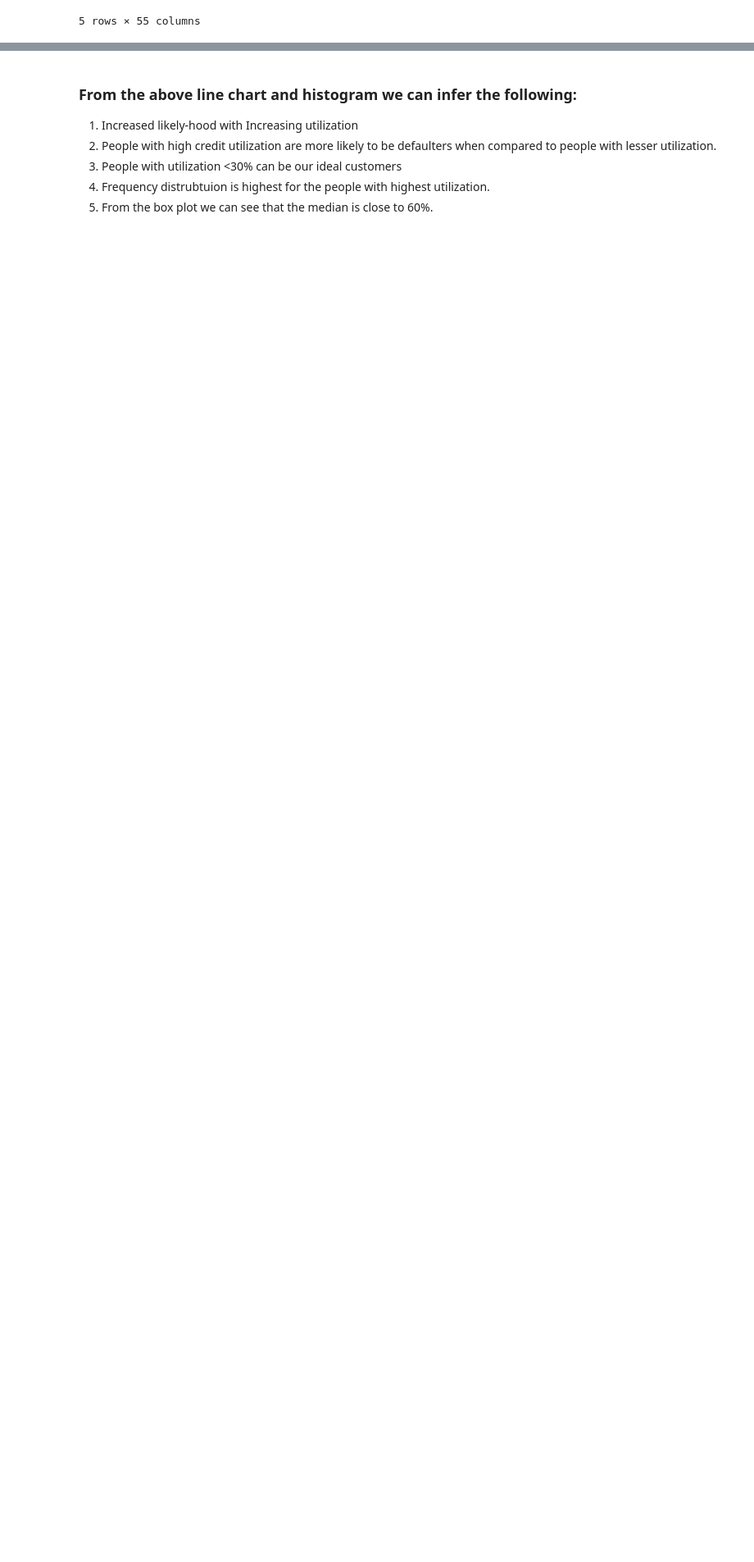
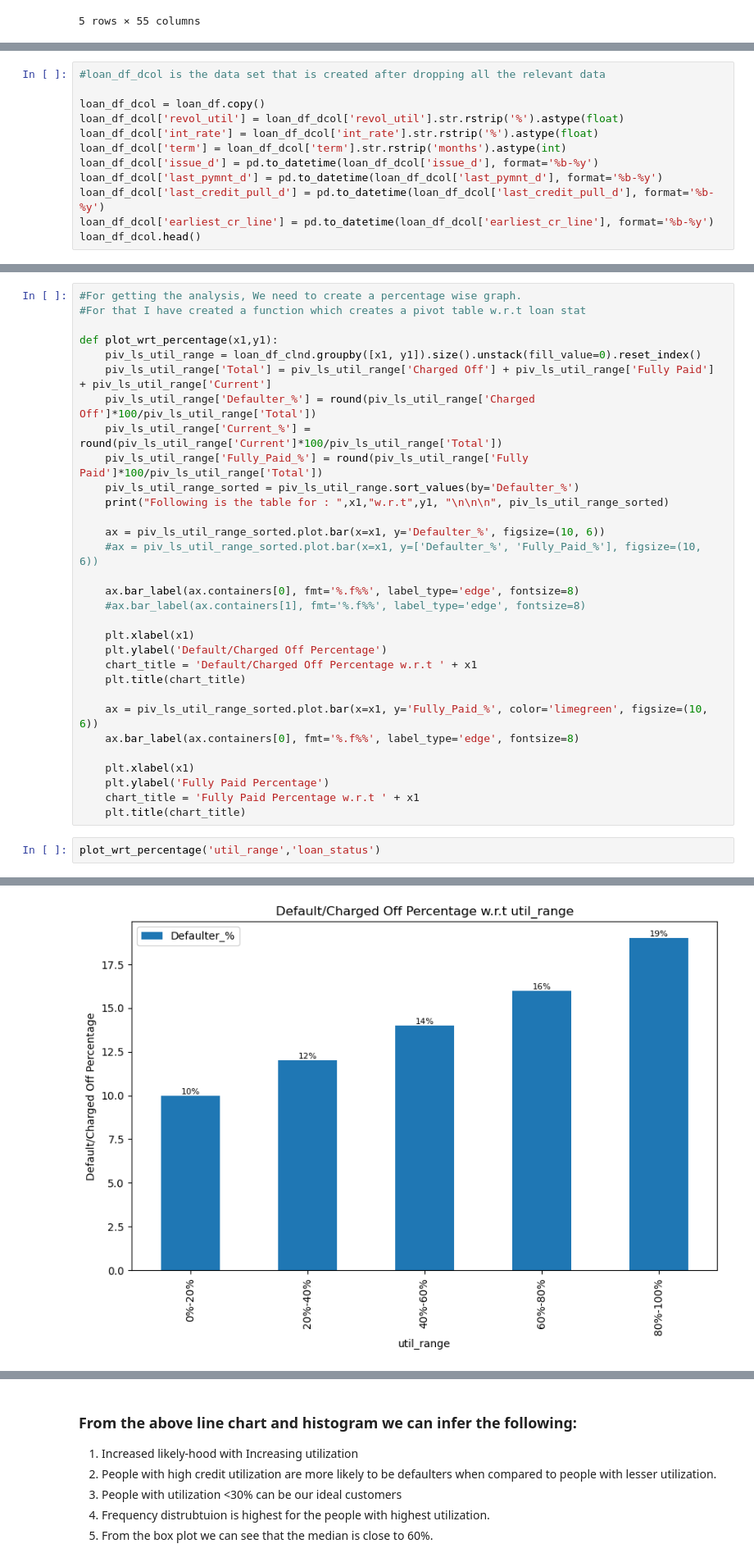
Before and after one commit to rupeshshuklavarroc/Lending_Case_Study_Rupesh_Harshali, a Jupyter notebook: Lending_Case_Study_Rupesh_Harshali_09_10_2023.ipynb, the cells around one changed output, grey strips where cells are left out. Shown at 82% size. Saved outputs shown, nothing was run; the diff lists cells and outputs as text; blank space fills up the shorter version.

```diff
--- a/Lending_Case_Study_Rupesh_Harshali_09_10_2023.ipynb
+++ b/Lending_Case_Study_Rupesh_Harshali_09_10_2023.ipynb
@@ -202,0 +242,12 @@ plt.title('Charged Off Percentage w.r.t Type of Ownership')
+# %%
+#loan_df_dcol is the data set that is created after dropping all the relevant data
+
+loan_df_dcol = loan_df.copy()
+loan_df_dcol['revol_util'] = loan_df_dcol['revol_util'].str.rstrip('%').astype(float)
+loan_df_dcol['int_rate'] = loan_df_dcol['int_rate'].str.rstrip('%').astype(float)
+loan_df_dcol['term'] = loan_df_dcol['term'].str.rstrip('months').astype(int)
+loan_df_dcol['issue_d'] = pd.to_datetime(loan_df_dcol['issue_d'], format='%b-%y')
+loan_df_dcol['last_pymnt_d'] = pd.to_datetime(loan_df_dcol['last_pymnt_d'], format='%b-%y')
+loan_df_dcol['last_credit_pull_d'] = pd.to_datetime(loan_df_dcol['last_credit_pull_d'], format='%b-%y')
+loan_df_dcol['earliest_cr_line'] = pd.to_datetime(loan_df_dcol['earliest_cr_line'], format='%b-%y')
+loan_df_dcol.head()
@@ -202,0 +299,34 @@ plt.title('Charged Off Percentage w.r.t Type of Ownership')
+# %%
+#For getting the analysis, We need to create a percentage wise graph.
+#For that I have created a function which creates a pivot table w.r.t loan stat
+
+def plot_wrt_percentage(x1,y1):
+    piv_ls_util_range = loan_df_clnd.groupby([x1, y1]).size().unstack(fill_value=0).reset_index()
+    piv_ls_util_range['Total'] = piv_ls_util_range['Charged Off'] + piv_ls_util_range['Fully Paid'] + piv_ls_util_range['Current']
+    piv_ls_util_range['Defaulter_%'] = round(piv_ls_util_range['Charged Off']*100/piv_ls_util_range['Total'])
+    piv_ls_util_range['Current_%'] = round(piv_ls_util_range['Current']*100/piv_ls_util_range['Total'])
+    piv_ls_util_range['Fully_Paid_%'] = round(piv_ls_util_range['Fully Paid']*100/piv_ls_util_range['Total'])
+    piv_ls_util_range_sorted = piv_ls_util_range.sort_values(by='Defaulter_%')
+    print("Following is the table for : ",x1,"w.r.t",y1, "\n\n\n", piv_ls_util_range_sorted)
+
+    ax = piv_ls_util_range_sorted.plot.bar(x=x1, y='Defaulter_%', figsize=(10, 6))
+    #ax = piv_ls_util_range_sorted.plot.bar(x=x1, y=['Defaulter_%', 'Fully_Paid_%'], figsize=(10, 6))
+
+    ax.bar_label(ax.containers[0], fmt='%.f%%', label_type='edge', fontsize=8)
+    #ax.bar_label(ax.containers[1], fmt='%.f%%', label_type='edge', fontsize=8)
+
+    plt.xlabel(x1)
+    plt.ylabel('Default/Charged Off Percentage')
+    chart_title = 'Default/Charged Off Percentage w.r.t ' + x1
+    plt.title(chart_title)
+
+    ax = piv_ls_util_range_sorted.plot.bar(x=x1, y='Fully_Paid_%', color='limegreen', figsize=(10, 6))
+    ax.bar_label(ax.containers[0], fmt='%.f%%', label_type='edge', fontsize=8)
+
+    plt.xlabel(x1)
+    plt.ylabel('Fully Paid Percentage')
+    chart_title = 'Fully Paid Percentage w.r.t ' + x1
+    plt.title(chart_title)
+# %%
+plot_wrt_percentage('util_range','loan_status')
+# %% [output]
@@ -202,0 +349 @@ plt.title('Charged Off Percentage w.r.t Type of Ownership')
+[figure, added]
```
Also changed, not shown: parts of 46 cells of this notebook.
